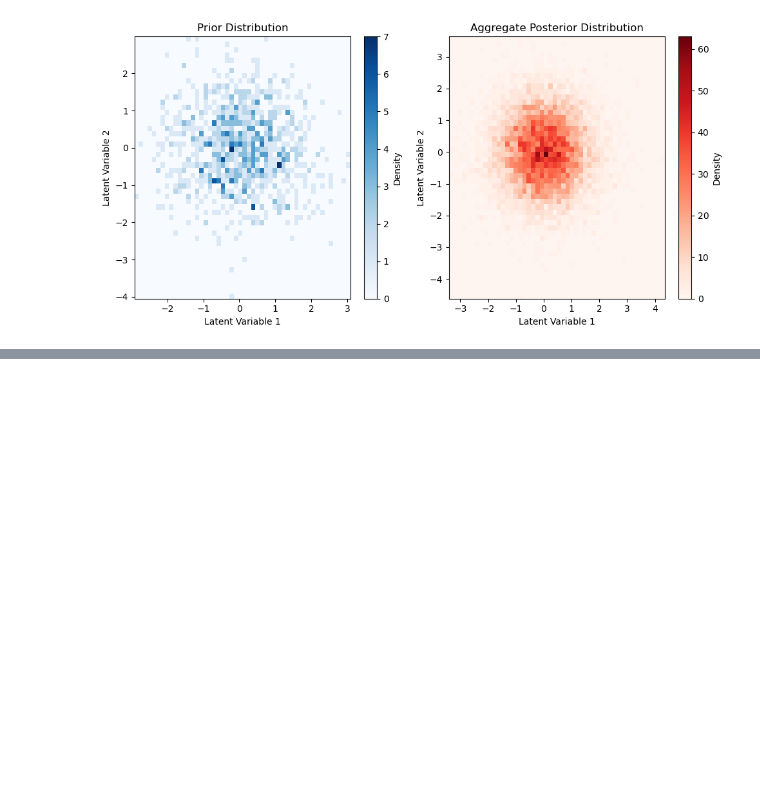
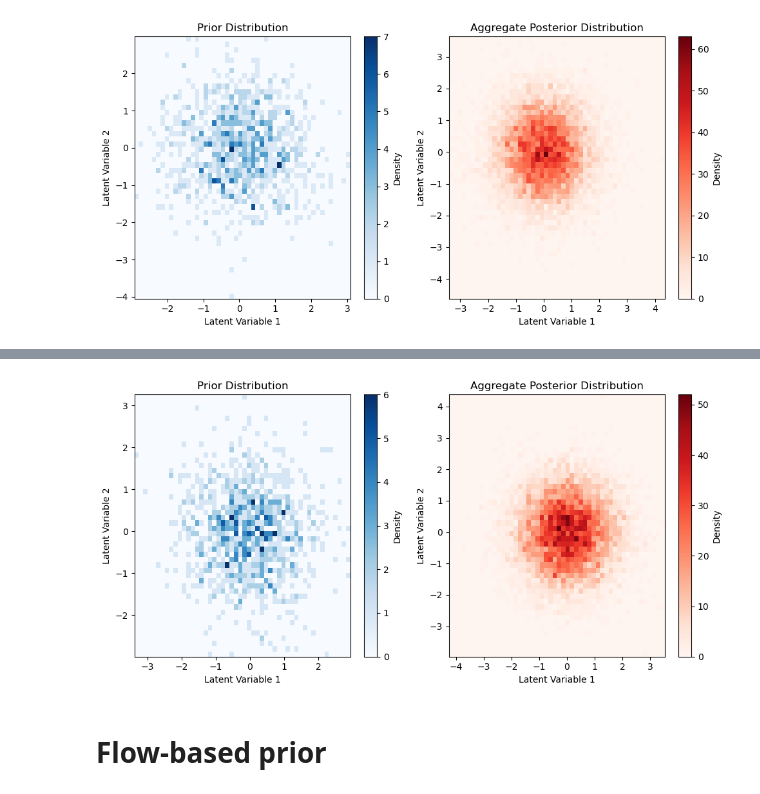
Before and after one commit to meriams/Advanced-ML, a Jupyter notebook: Part_A/Results.ipynb, the cells around one changed output, grey strips where cells are left out. Saved outputs shown, nothing was run; the diff lists cells and outputs as text; code cells hidden in the pictures; blank space fills up the shorter version.

```diff
--- a/Part_A/Results.ipynb
+++ b/Part_A/Results.ipynb
@@ -222,0 +375,40 @@ plt.show()
+# %%
+# Generate samples from the prior
+device = torch.device('cuda' if torch.cuda.is_available() else 'cpu')
+
+n_samples = 1000
+prior_samples = prior().sample(torch.Size([n_samples])).detach().cpu().numpy()
+
+# Generate samples from the aggregate posterior
+posterior_samples = []
+with torch.no_grad():
+    for x, _ in mnist_test_loader:
+        x = x.to(device)
+        q = model.encoder(x)
+        z = q.sample()
+        posterior_samples.append(z.cpu().numpy())
+posterior_samples = np.concatenate(posterior_samples, axis=0)
+
+# Plot prior and aggregate posterior
+plt.figure(figsize=(10, 5))
+
+plt.subplot(1, 2, 1)
+plt.title('Prior Distribution')
+plt.hist2d(prior_samples[:, 0], prior_samples[:, 1], bins=50, cmap='Blues')
+plt.xlabel('Latent Variable 1')
+plt.ylabel('Latent Variable 2')
+plt.colorbar(label='Density')
+
+plt.subplot(1, 2, 2)
+plt.title('Aggregate Posterior Distribution')
+plt.hist2d(posterior_samples[:, 0], posterior_samples[:, 1], bins=50, cmap='Reds')
+plt.xlabel('Latent Variable 1')
+plt.ylabel('Latent Variable 2')
+plt.colorbar(label='Density')
+
+plt.tight_layout()
+plt.show()
+# %% [output]
+[figure, added]
+# %% [markdown]
+# Flow-based prior
```
Also changed, not shown: parts of 7 cells of this notebook, 4 other files.
